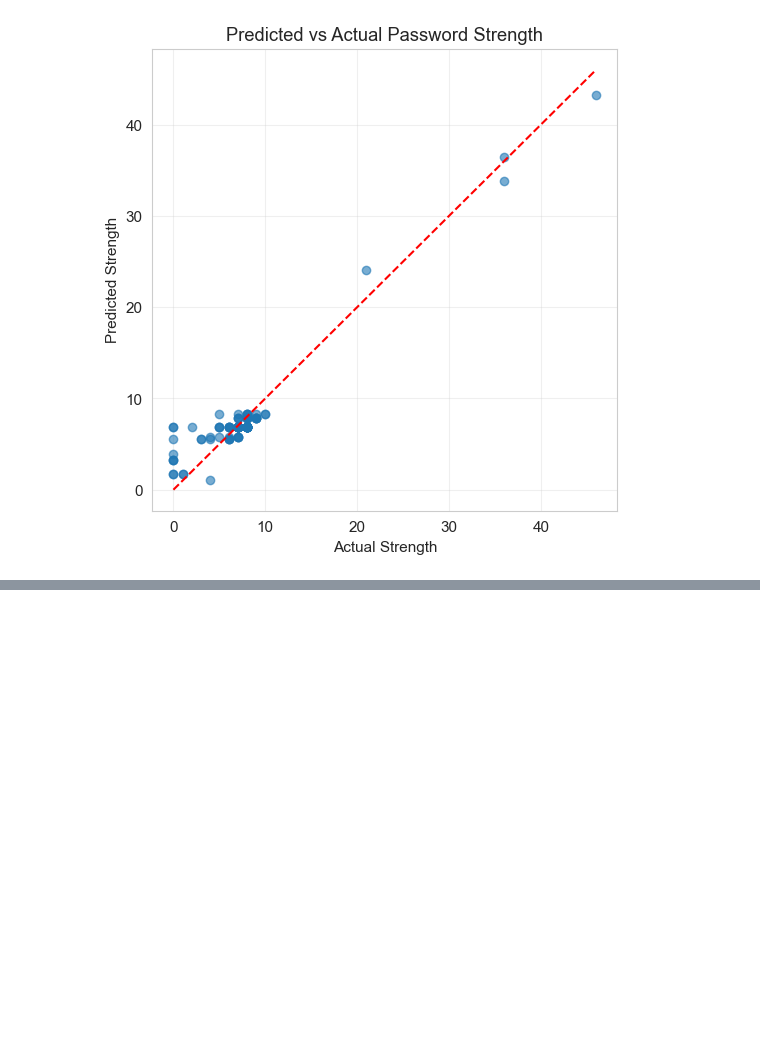
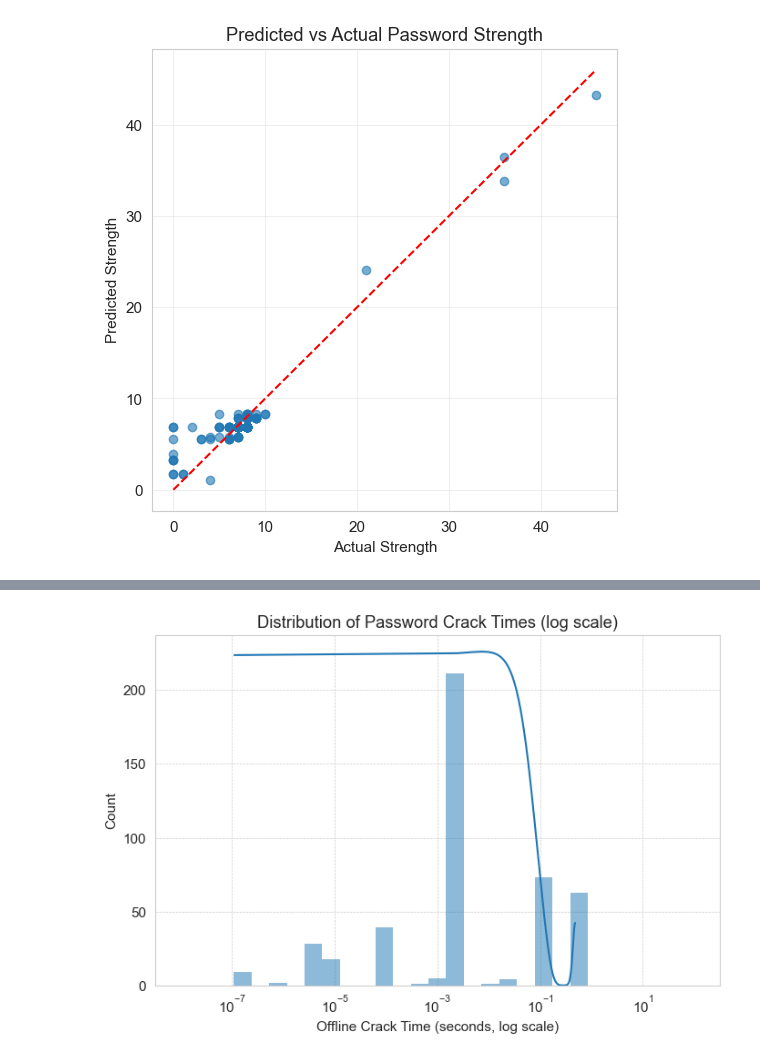
Before and after one commit to CiaranChaney/jupyterNotebooks, a Jupyter notebook: PasswordStrengthModel.ipynb, the cells around one changed output, grey strips where cells are left out. Cells and saved outputs as stored; diff of their text form; code cells hidden in the pictures; blank space fills up the shorter version.

```diff
--- a/PasswordStrengthModel.ipynb
+++ b/PasswordStrengthModel.ipynb
@@ -463,0 +696,11 @@ plt.show()
+# %%
+plt.figure(figsize=(8,5))
+sns.histplot(df['offline_crack_sec'], bins=np.logspace(-8, 2, 30), kde=True)
+plt.xscale('log')
+plt.xlabel("Offline Crack Time (seconds, log scale)")
+plt.ylabel("Count")
+plt.title("Distribution of Password Crack Times (log scale)")
+plt.grid(True, which="both", ls="--", lw=0.5)
+plt.show()
+# %% [output]
+[figure, added]
```
Also changed, not shown: parts of 16 cells of this notebook, 2 other files.
